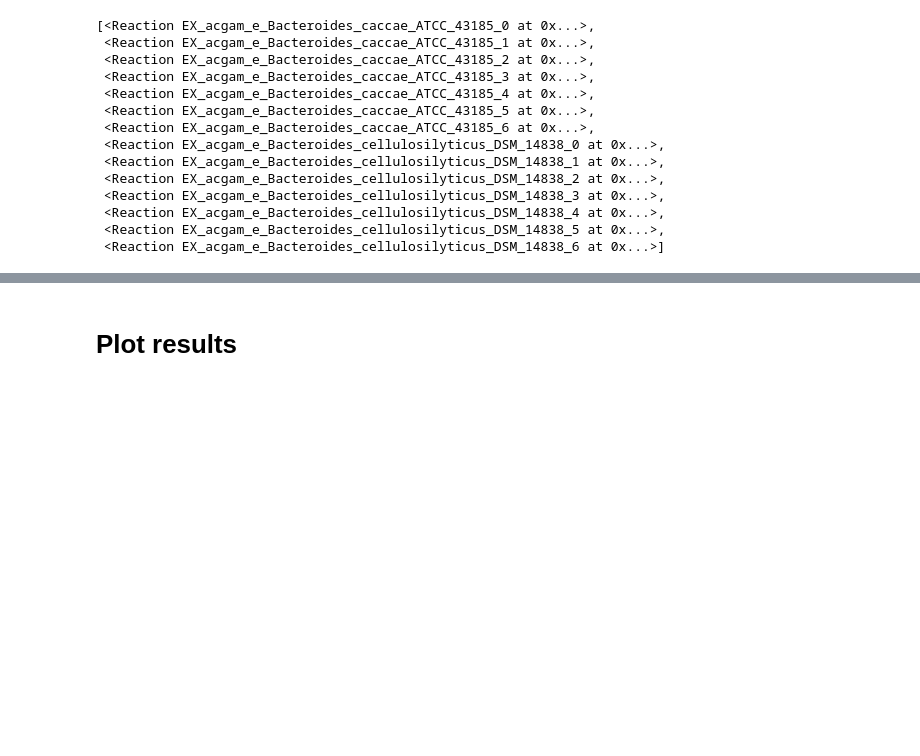
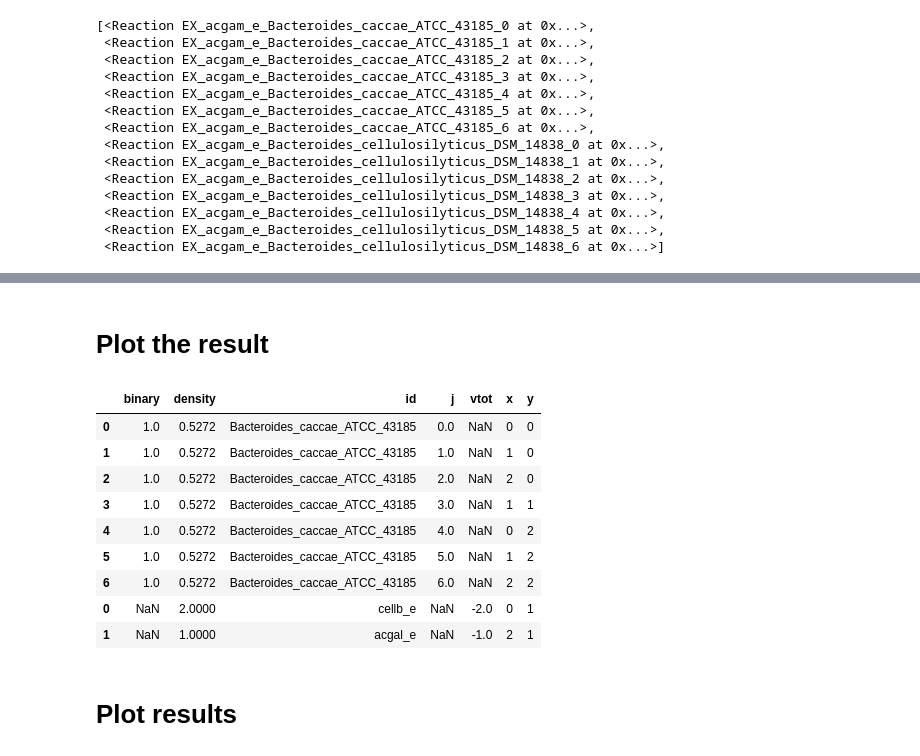
Before and after one commit to SBRG/dynamicme, a Jupyter notebook: notebooks/location/toy_location.ipynb, the cells around one changed output, grey strips where cells are left out. Saved outputs shown, nothing was run; the diff lists cells and outputs as text; code cells hidden in the pictures; blank space fills up the shorter version.

```diff
--- a/notebooks/location/toy_location.ipynb
+++ b/notebooks/location/toy_location.ipynb
@@ -280,0 +265,2 @@ KeyError: 'Bacteroides_caccae_ATCC_43185'
+# %%
+sol = gurobi_solver.format_solution(model, locater.model)
@@ -281,2 +301,43 @@ KeyError: 'Bacteroides_caccae_ATCC_43185'
+# %% [markdown]
+# Plot the result
+# %%
+org_ids = df_organism.id.unique()
+J = np.union1d(df_loc.i, df_loc.j)
+rows = []
+for org_id in org_ids:
+    for locj in J:
+        yid = 'y_%s_%s'%(org_id,locj)
+        ykj = locater.model.solution.x_dict[yid]
+        if abs(ykj)<1e-9:
+            ykj = 0.
+        x,y = xy_dict[locj]
+        dfi = df_organism[ df_organism.id==org_id]
+        for i,row in dfi.iterrows():
+            mu_id = row['biomass']
+            rxn_mu = "%s_%s_%s" % (mu_id, org_id, locj)
+            mu = locater.model.solution.x_dict[rxn_mu]
+            if abs(mu)<1e-9:
+                mu = 0
+            rows.append({'id':org_id, 'binary':ykj, 'j':locj, 'x':x, 'y':y, 'density':mu})
+
+df_res0 = pd.DataFrame(rows)
+### Add the primary sources
+df_res1 = df_nutrient[['x','y','l','vtot']].rename(columns={'l':'id'})
+df_res1.loc[:,'density'] = df_res1.vtot.abs()
+df_result = pd.concat([df_res0, df_res1])
+# %%
+dsplot = df_result[ df_result.density>0]
+dsplot
+# %% [output]
+|  | binary | density | id | j | vtot | x | y |
+| 0 | 1.0 | 0.5272 | Bacteroides_caccae_ATCC_43185 | 0.0 | NaN | 0 | 0 |
+| 1 | 1.0 | 0.5272 | Bacteroides_caccae_ATCC_43185 | 1.0 | NaN | 1 | 0 |
+| 2 | 1.0 | 0.5272 | Bacteroides_caccae_ATCC_43185 | 2.0 | NaN | 2 | 0 |
+| 3 | 1.0 | 0.5272 | Bacteroides_caccae_ATCC_43185 | 3.0 | NaN | 1 | 1 |
+| 4 | 1.0 | 0.5272 | Bacteroides_caccae_ATCC_43185 | 4.0 | NaN | 0 | 2 |
+| 5 | 1.0 | 0.5272 | Bacteroides_caccae_ATCC_43185 | 5.0 | NaN | 1 | 2 |
+| 6 | 1.0 | 0.5272 | Bacteroides_caccae_ATCC_43185 | 6.0 | NaN | 2 | 2 |
+| 0 | NaN | 2.0000 | cellb_e | NaN | -2.0 | 0 | 1 |
+| 1 | NaN | 1.0000 | acgal_e | NaN | -1.0 | 2 | 1 |
 # %% [markdown]
 # Plot results
```
Also changed, not shown: parts of 23 cells of this notebook, 1 other file.
